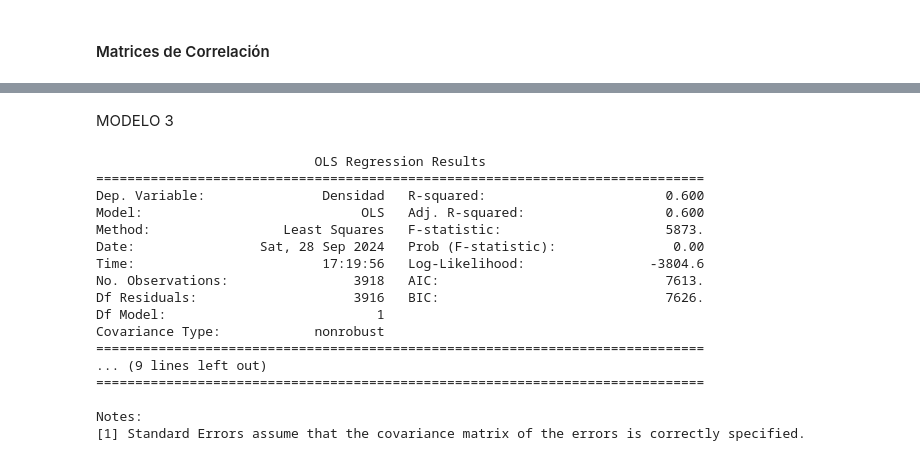
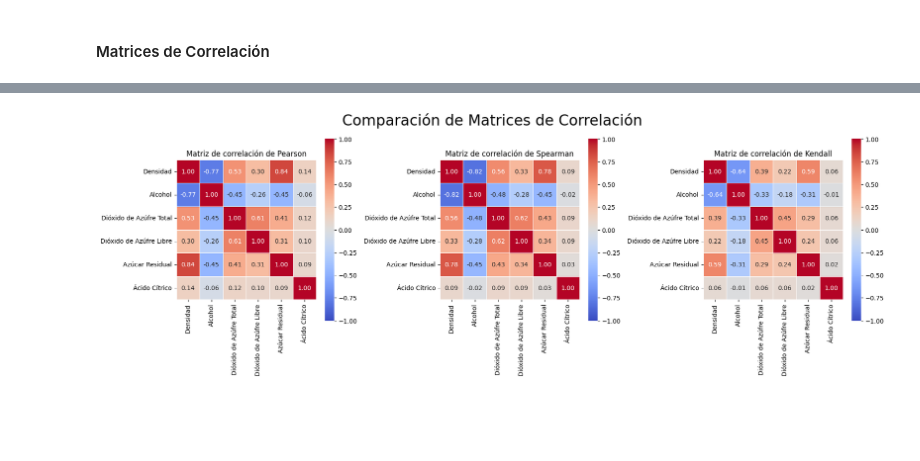
Before and after one commit to albinstein/Taller_ML1, a Jupyter notebook: Taller1_punto3.ipynb, the cells around one changed output, grey strips where cells are left out. Saved outputs shown, nothing was run; the diff lists cells and outputs as text; code cells hidden in the pictures; blank space fills up the shorter version.

```diff
--- a/Taller1_punto3.ipynb
+++ b/Taller1_punto3.ipynb
@@ -196,27 +116,23 @@ Notes:
-# %% [markdown]
-MODELO 3
-# %%
-X3 = sm.add_constant(train_scaled_df.drop(['Densidad','Dióxido de Azúfre Libre', 'Ácido Cítrico', 'Dióxido de Azúfre Total','Azúcar Residual'], axis = 1))
-Densidad = train_scaled_df["Densidad"]
-model3 = sm.OLS(Densidad, X3)
-results3 = model3.fit()
-
-print(results3.summary())
-# %% [output]
-                            OLS Regression Results
-==============================================================================
-Dep. Variable:               Densidad   R-squared:                       0.600
-Model:                            OLS   Adj. R-squared:                  0.600
-Method:                 Least Squares   F-statistic:                     5873.
-Date:                Sat, 28 Sep 2024   Prob (F-statistic):               0.00
-Time:                        17:19:56   Log-Likelihood:                -3804.6
-No. Observations:                3918   AIC:                             7613.
-Df Residuals:                    3916   BIC:                             7626.
-Df Model:                           1
-Covariance Type:            nonrobust
-==============================================================================
-... (9 lines left out)
-==============================================================================
-
-Notes:
-[1] Standard Errors assume that the covariance matrix of the errors is correctly specified.
+# %%
+pearson_corr = train_df_scaled.corr(method='pearson')
+kendall_corr = train_df_scaled.corr(method='kendall')
+spearman_corr = train_df_scaled.corr(method='spearman')
+
+fig, axes = plt.subplots(1, 3, figsize=(18, 6))
+
+sns.heatmap(pearson_corr, annot=True, cmap='coolwarm', vmin=-1, vmax=1, fmt='.2f', linewidths=0.5, square=True, ax=axes[0])
+axes[0].set_title('Matriz de correlación de Pearson')
+
+# Matriz de correlación de Spearman
+sns.heatmap(spearman_corr, annot=True, cmap='coolwarm', vmin=-1, vmax=1, fmt='.2f', linewidths=0.5, square=True, ax=axes[1])
+axes[1].set_title('Matriz de correlación de Spearman')
+
+# Matriz de correlación de Kendall
+sns.heatmap(kendall_corr, annot=True, cmap='coolwarm', vmin=-1, vmax=1, fmt='.2f', linewidths=0.5, square=True, ax=axes[2])
+axes[2].set_title('Matriz de correlación de Kendall')
+
+fig.suptitle('Comparación de Matrices de Correlación', fontsize=24)
+plt.tight_layout()
+plt.show()
+# %% [output]
+[figure, added]
```
Also changed, not shown: parts of 111 cells of this notebook.
